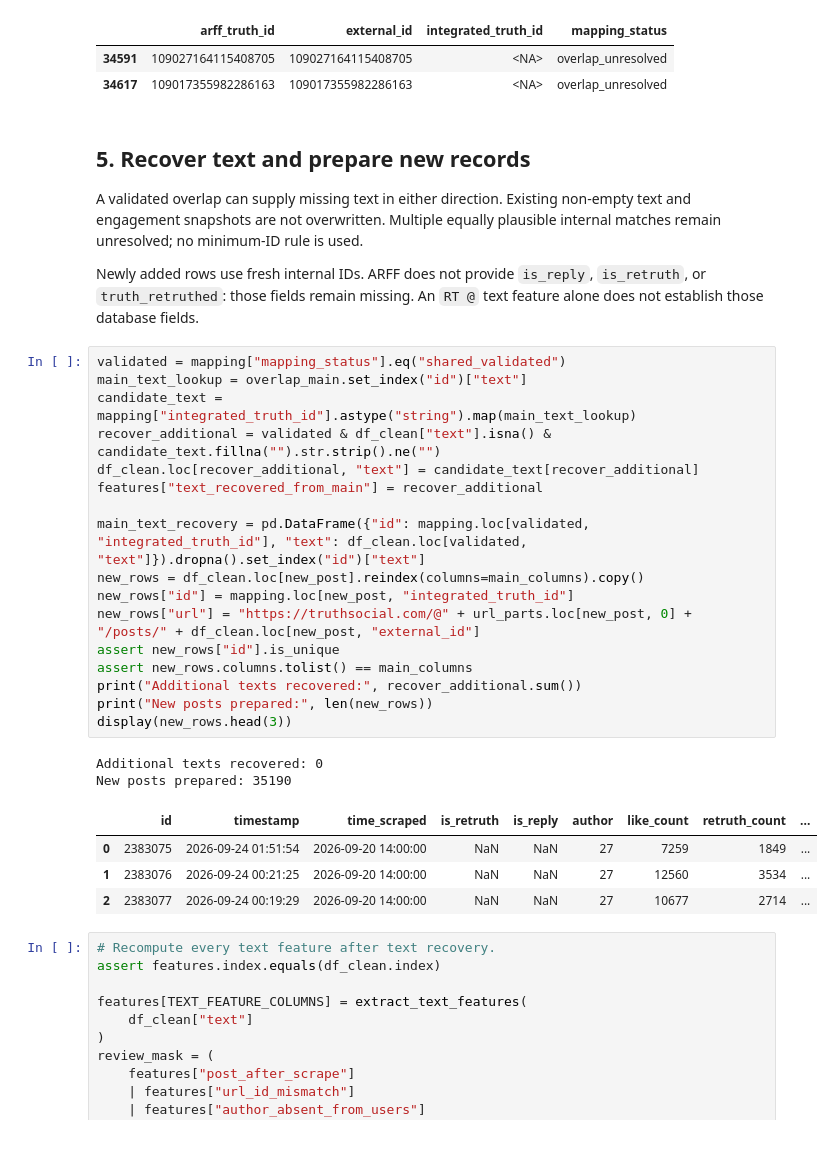
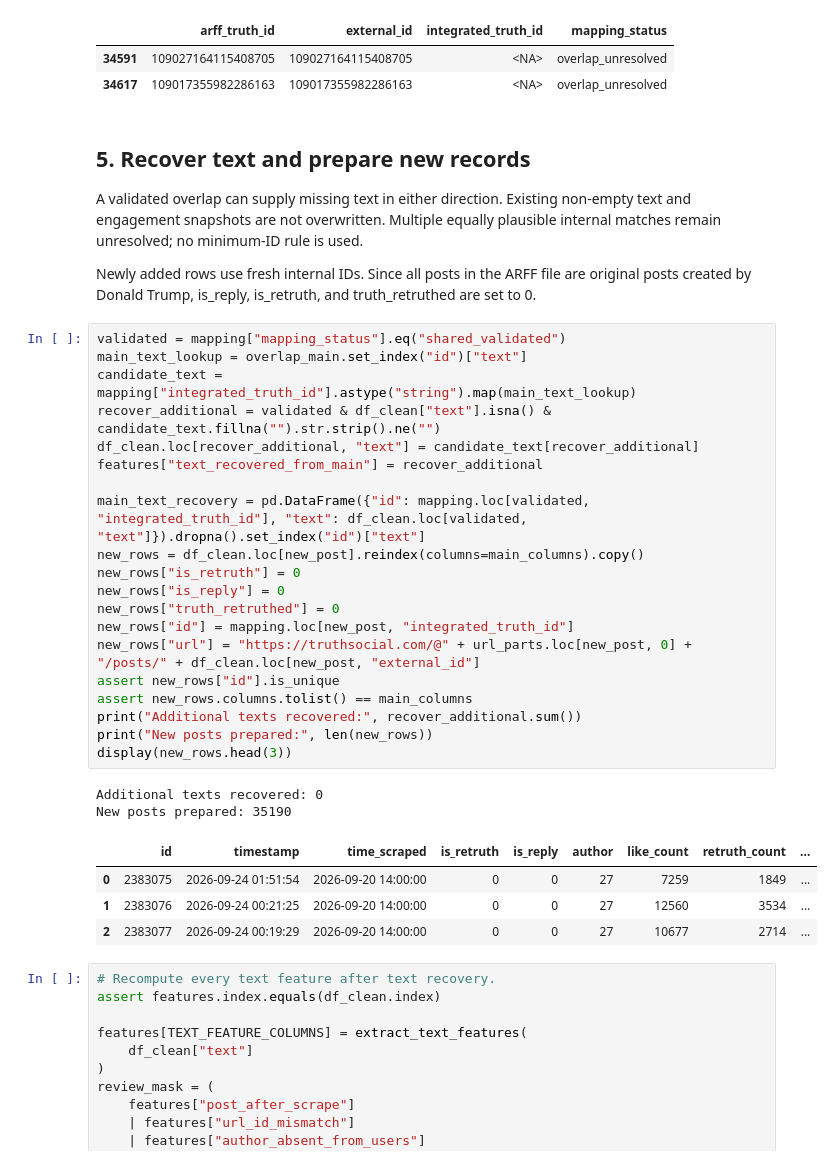
Before and after one commit to lorenzobuccolini03/Truth-Social-Analysis-and-Data-Warehousing---Decision-Support-Systems-, a Jupyter notebook: 01_assignment/additional_truths_analysis.ipynb, the cells around one changed output. Drawn from its saved outputs; the diff is of its cells as text.

Commit message:
Update text features and additional truths integration

```diff
--- a/01_assignment/additional_truths_analysis.ipynb
+++ b/01_assignment/additional_truths_analysis.ipynb
@@ -378,31 +358,34 @@ display(mapping.loc[mapping["mapping_status"].eq("overlap_unresolved")])
 
 A validated overlap can supply missing text in either direction. Existing non-empty text and engagement snapshots are not overwritten. Multiple equally plausible internal matches remain unresolved; no minimum-ID rule is used.
 
-Newly added rows use fresh internal IDs. ARFF does not provide `is_reply`, `is_retruth`, or `truth_retruthed`: those fields remain missing. An `RT @` text feature alone does not establish those database fields.
+Newly added rows use fresh internal IDs. Since all posts in the ARFF file are original posts created by Donald Trump, is_reply, is_retruth, and truth_retruthed are set to 0.
 # %%
 validated = mapping["mapping_status"].eq("shared_validated")
 main_text_lookup = overlap_main.set_index("id")["text"]
 candidate_text = mapping["integrated_truth_id"].astype("string").map(main_text_lookup)
 recover_additional = validated & df_clean["text"].isna() & candidate_text.fillna("").str.strip().ne("")
 df_clean.loc[recover_additional, "text"] = candidate_text[recover_additional]
 features["text_recovered_from_main"] = recover_additional
 
 main_text_recovery = pd.DataFrame({"id": mapping.loc[validated, "integrated_truth_id"], "text": df_clean.loc[validated, "text"]}).dropna().set_index("id")["text"]
 new_rows = df_clean.loc[new_post].reindex(columns=main_columns).copy()
+new_rows["is_retruth"] = 0
+new_rows["is_reply"] = 0
+new_rows["truth_retruthed"] = 0
 new_rows["id"] = mapping.loc[new_post, "integrated_truth_id"]
 new_rows["url"] = "https://truthsocial.com/@" + url_parts.loc[new_post, 0] + "/posts/" + df_clean.loc[new_post, "external_id"]
 assert new_rows["id"].is_unique
 assert new_rows.columns.tolist() == main_columns
 print("Additional texts recovered:", recover_additional.sum())
 print("New posts prepared:", len(new_rows))
 display(new_rows.head(3))
 # %% [output]
 Additional texts recovered: 0
 New posts prepared: 35190
 |  | id | timestamp | time_scraped | is_retruth | is_reply | author | like_count | retruth_count | ... |
-| 0 | 2383075 | 2026-09-24 01:51:54 | 2026-09-20 14:00:00 | NaN | NaN | 27 | 7259 | 1849 | ... |
-| 1 | 2383076 | 2026-09-24 00:21:25 | 2026-09-20 14:00:00 | NaN | NaN | 27 | 12560 | 3534 | ... |
-| 2 | 2383077 | 2026-09-24 00:19:29 | 2026-09-20 14:00:00 | NaN | NaN | 27 | 10677 | 2714 | ... |
+| 0 | 2383075 | 2026-09-24 01:51:54 | 2026-09-20 14:00:00 | 0 | 0 | 27 | 7259 | 1849 | ... |
+| 1 | 2383076 | 2026-09-24 00:21:25 | 2026-09-20 14:00:00 | 0 | 0 | 27 | 12560 | 3534 | ... |
+| 2 | 2383077 | 2026-09-24 00:19:29 | 2026-09-20 14:00:00 | 0 | 0 | 27 | 10677 | 2714 | ... |
 # %%
 # Recompute every text feature after text recovery.
 assert features.index.equals(df_clean.index)
```
Also changed, not shown: parts of 2 cells of this notebook, 2 other files.
